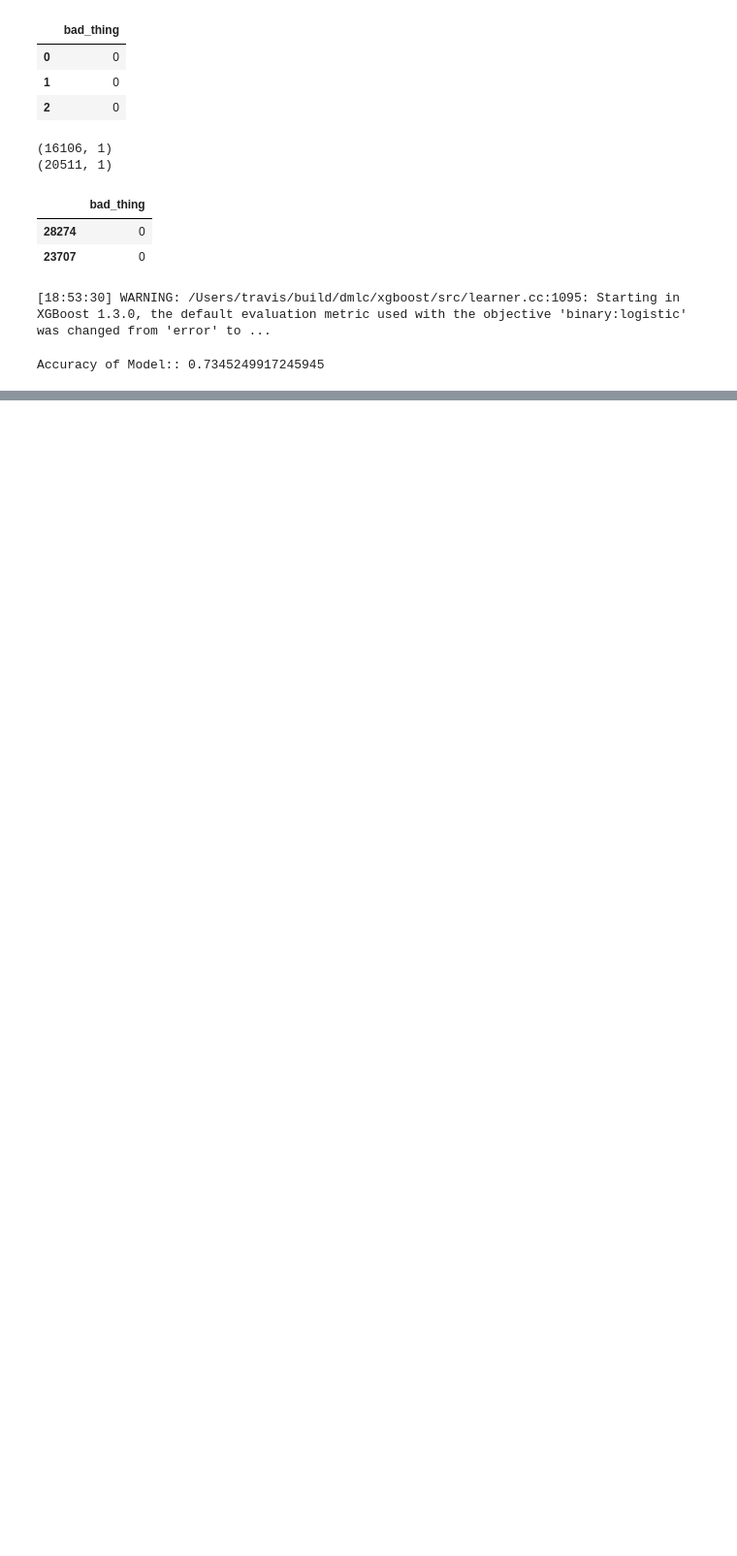
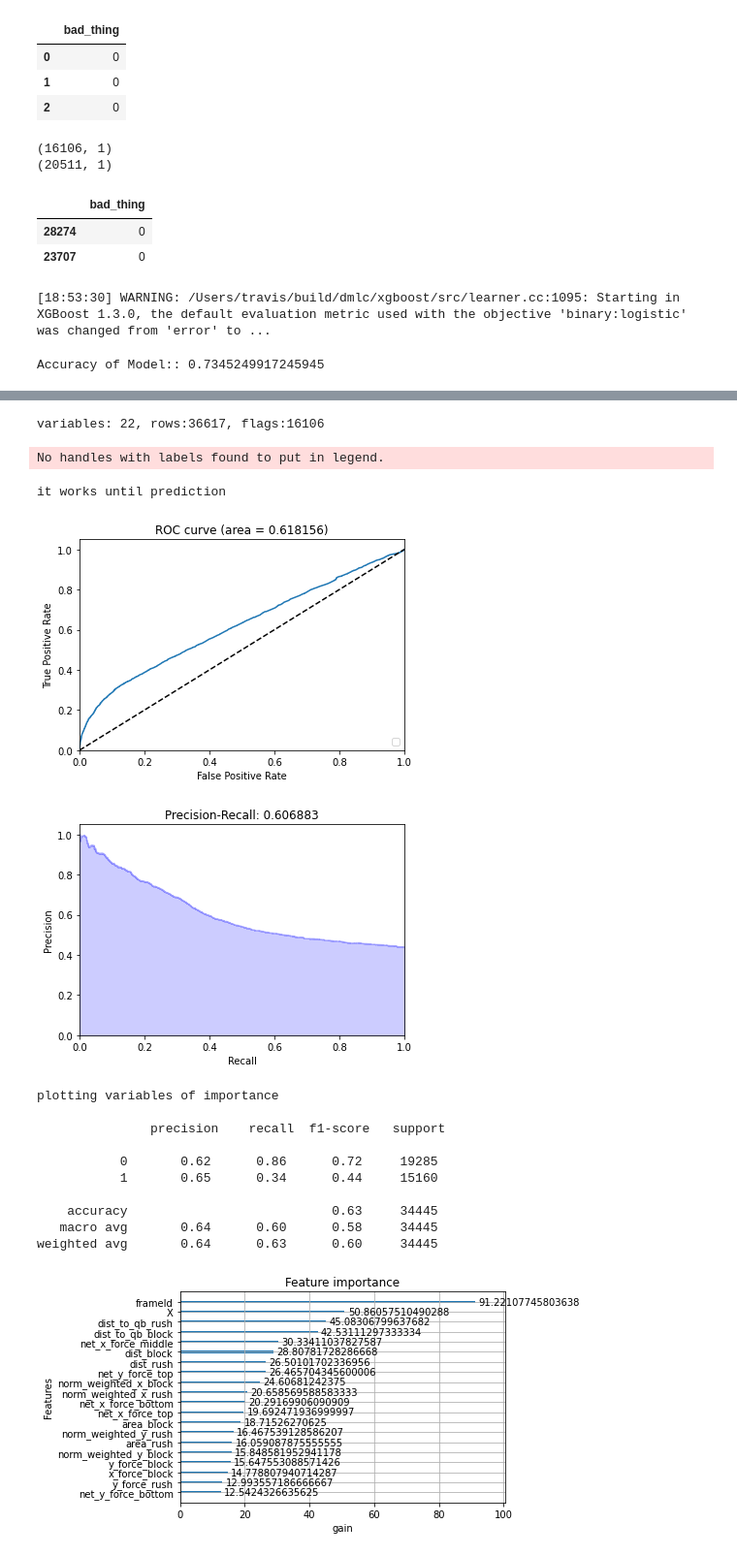
Before and after one commit to hlian188/NFLBigDataBowl, a Jupyter notebook: xgboost baseline for hit, hurry,sack (with some feature engineering experiment and grid search).ipynb, the cells around one changed output, grey strips where cells are left out. Shown at 97% size. Drawn from its saved outputs; the diff is of its cells as text; code cells hidden in the pictures; blank space fills up the shorter version.

Commit message:
Add files via upload
Trained on week 1-6 and test on week 7-8

```diff
--- a/xgboost baseline for hit, hurry,sack (with some feature engineering experiment and grid search).ipynb
+++ b/xgboost baseline for hit, hurry,sack (with some feature engineering experiment and grid search).ipynb
@@ -334,0 +338,4 @@ len(Y_pred)
+# %%
+meow=pd.read_csv("/Users/joonghochoi/Desktop/NFLBigDataBowl/NFL/features_all_2.csv")
+meow=meow.drop(columns=['Unnamed: 0','playId','gameId','hit','hurry','sack'])
+meow.head(3)
@@ -334,0 +443,19 @@ len(Y_pred)
+# %%
+Y_test, Y_pred,y_scores = run_xgboost_and_calculate_auc1(new_df1,target='bad_thing',plot_all=True,ensembler=True)
+# %% [output]
+variables: 22, rows:36617, flags:16106
+No handles with labels found to put in legend.
+it works until prediction
+[figure, added]
+[figure, added]
+plotting variables of importance
+
+               precision    recall  f1-score   support
+
+           0       0.62      0.86      0.72     19285
+           1       0.65      0.34      0.44     15160
+
+    accuracy                           0.63     34445
+   macro avg       0.64      0.60      0.58     34445
+weighted avg       0.64      0.63      0.60     34445
+[figure, added]
```
Also changed, not shown: parts of 21 cells of this notebook.
